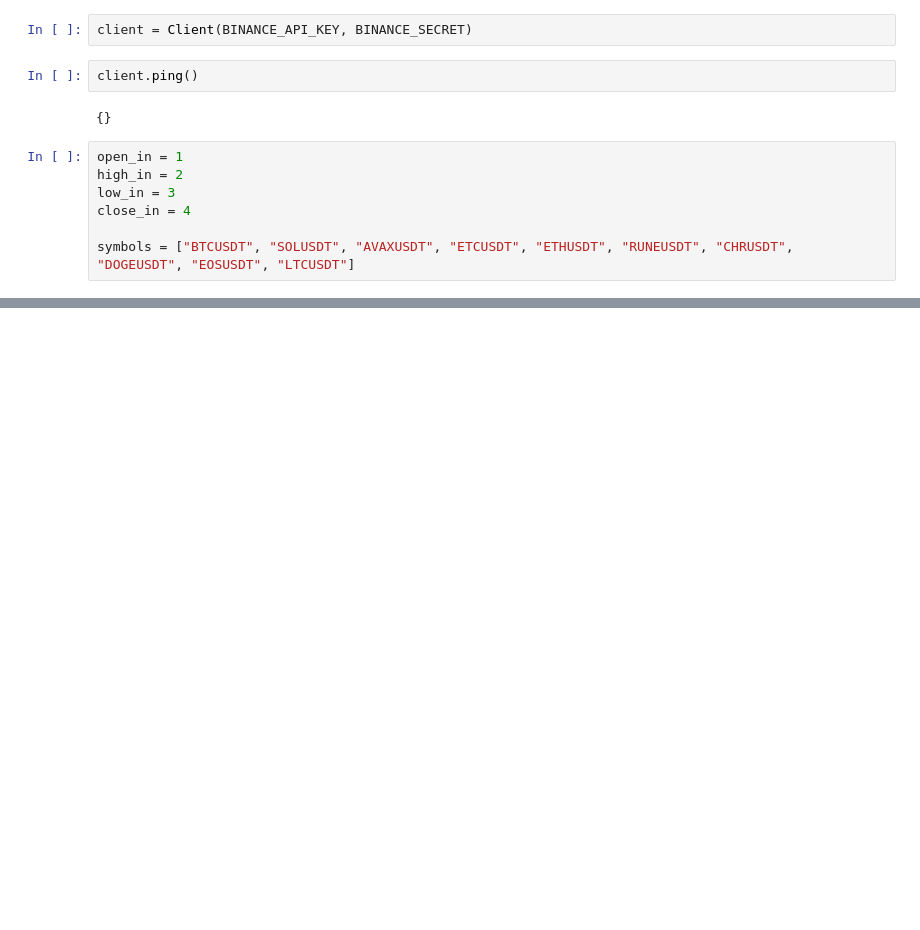
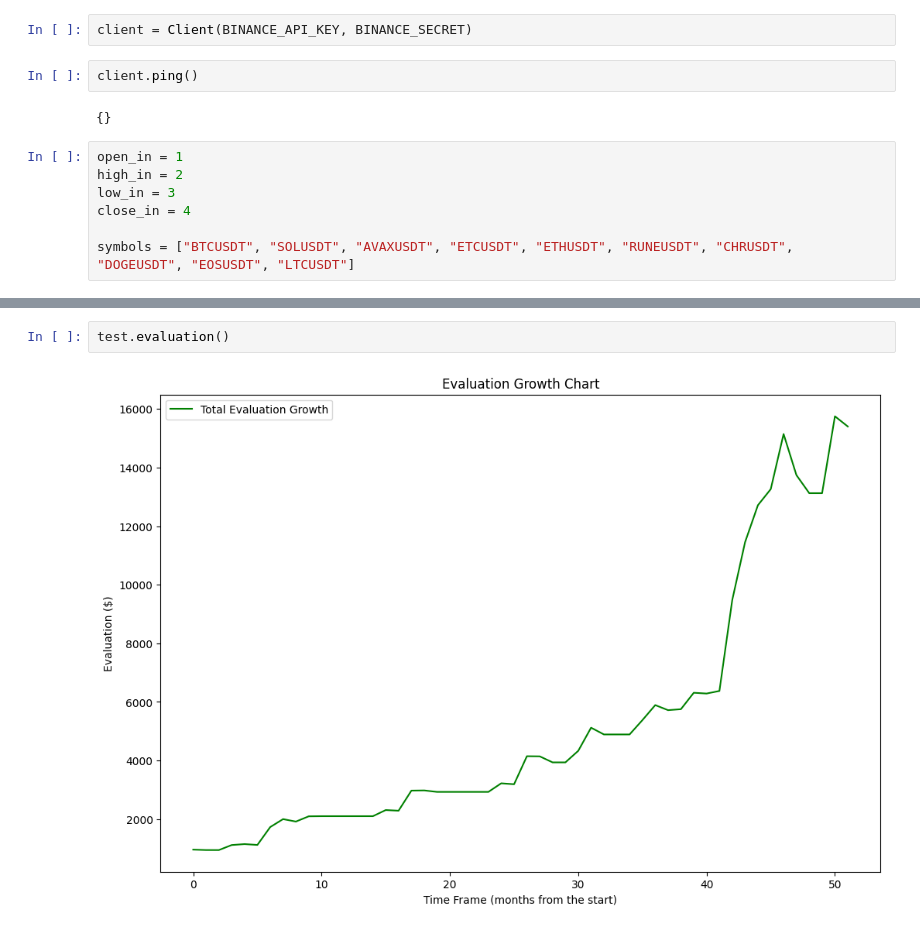
Before and after one commit to Farenhytee/Crypto-Trading, a Jupyter notebook: trading.ipynb, the cells around one changed output, grey strips where cells are left out. Cells and saved outputs as stored; diff of their text form; blank space fills up the shorter version.

```diff
--- a/trading.ipynb
+++ b/trading.ipynb
@@ -65,0 +409,4 @@ print(len(candles))
+# %%
+test.evaluation()
+# %% [output]
+[figure, added]
```
Also changed, not shown: parts of 12 cells of this notebook, 4 other files.
